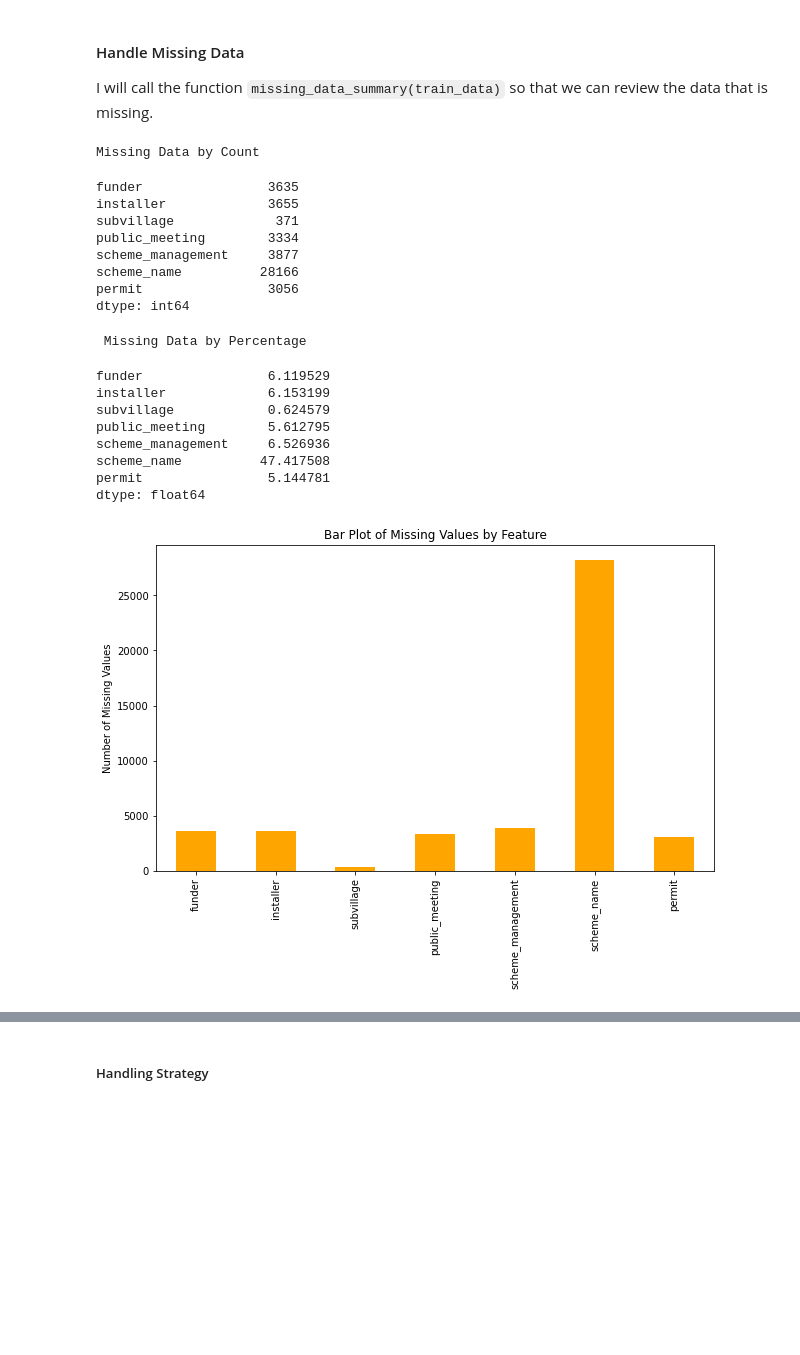
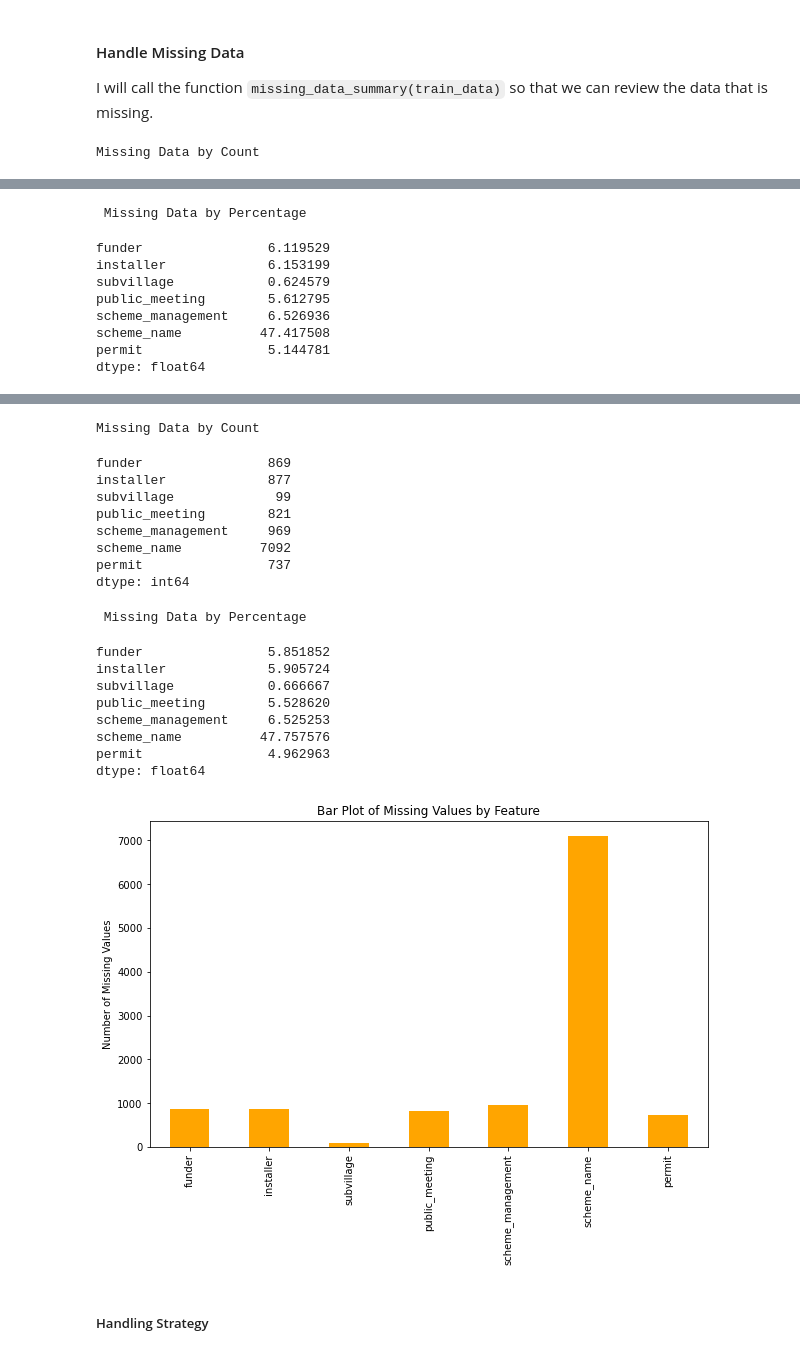
Before and after one commit to Cynthia-Njambi/Moringa-Phase3-Project, a Jupyter notebook: index.ipynb, the cells around one changed output, grey strips where cells are left out. Drawn from its saved outputs; the diff is of its cells as text; code cells hidden in the pictures; blank space fills up the shorter version.

```diff
--- a/index.ipynb
+++ b/index.ipynb
@@ -38,6 +38,8 @@ import seaborn as sns
 # Load data
 train_values = pd.read_csv('Data/Training-set-values.csv')
 train_labels = pd.read_csv('Data/Training-set-labels.csv')
+test_data = pd.read_csv('Data/Test-set-values.csv')
+
 
 # Display the first few rows of the train-values dataset
 print("Train Values:")
@@ -230,9 +233,9 @@ Name: amount_tsh, dtype: float64
 #### Missing Values Analysis
 # %%
 # Defining the function to display missing data information
-def missing_data_summary(train_data):
+def missing_data_summary(data):
     # Calculate missing data counts
-    missing_data = train_data.isnull().sum()
+    missing_data = data.isnull().sum()
     missing_data = missing_data[missing_data > 0]
 
     # Display missing data by count
@@ -240,7 +243,7 @@ def missing_data_summary(train_data):
     display(missing_data)
 
     # Calculate and display missing data by percentage
-    missing_percentage = (missing_data / len(train_data)) * 100
+    missing_percentage = (missing_data / len(data)) * 100
     print("\n Missing Data by Percentage")
     display(missing_percentage)
 
@@ -405,26 +408,11 @@ from sklearn.preprocessing import MinMaxScaler
 # %% [markdown]
 #### Handle Missing Data
 I will call the function `missing_data_summary(train_data)` so that we can review the data that is missing.
-# %%
-train_data = train_data
-missing_data_summary(train_data)
-# %% [output]
-Missing Data by Count
-funder                3635
-installer             3655
-subvillage             371
-public_meeting        3334
-scheme_management     3877
-scheme_name          28166
-permit                3056
-dtype: int64
- Missing Data by Percentage
-funder                6.119529
-installer             6.153199
-subvillage            0.624579
-public_meeting        5.612795
-scheme_management     6.526936
-scheme_name          47.417508
-permit                5.144781
-dtype: float64
-[figure, removed]
+# %%
+data = train_data
+missing_data_summary(train_data)
+print("\n")
+data = test_data
+missing_data_summary(test_data)
+# %% [output]
+Missing Data by Count
@@ -430,0 +427,9 @@ dtype: float64
+ Missing Data by Percentage
+funder                6.119529
+installer             6.153199
+subvillage            0.624579
+public_meeting        5.612795
+scheme_management     6.526936
+scheme_name          47.417508
+permit                5.144781
+dtype: float64
@@ -431,3 +437,22 @@ dtype: float64
+Missing Data by Count
+funder                869
+installer             877
+subvillage             99
+public_meeting        821
+scheme_management     969
+scheme_name          7092
+permit                737
+dtype: int64
+ Missing Data by Percentage
+funder                5.851852
+installer             5.905724
+subvillage            0.666667
+public_meeting        5.528620
+scheme_management     6.525253
+scheme_name          47.757576
+permit                4.962963
+dtype: float64
+[figure, added]
 # %% [markdown]
 ##### Handling Strategy
 # %% [markdown]
```
Also changed, not shown: parts of 19 cells of this notebook.
